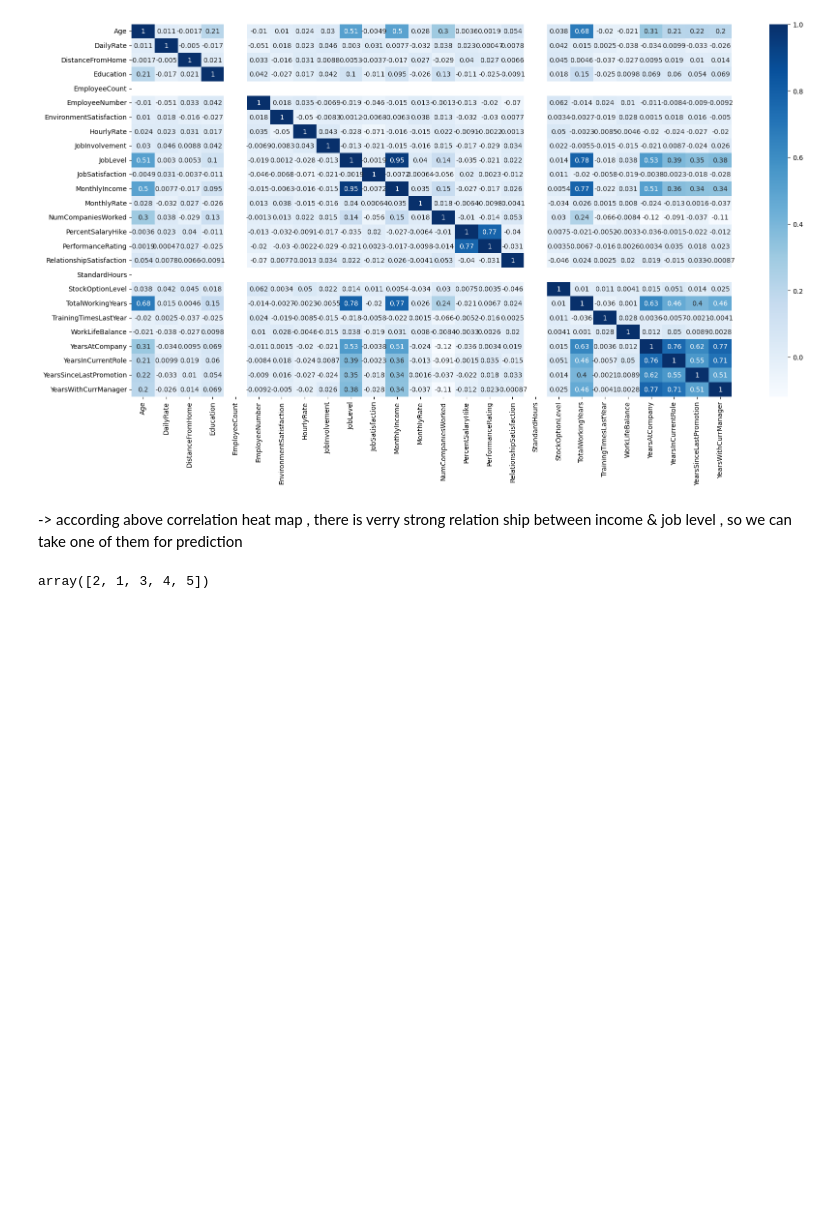
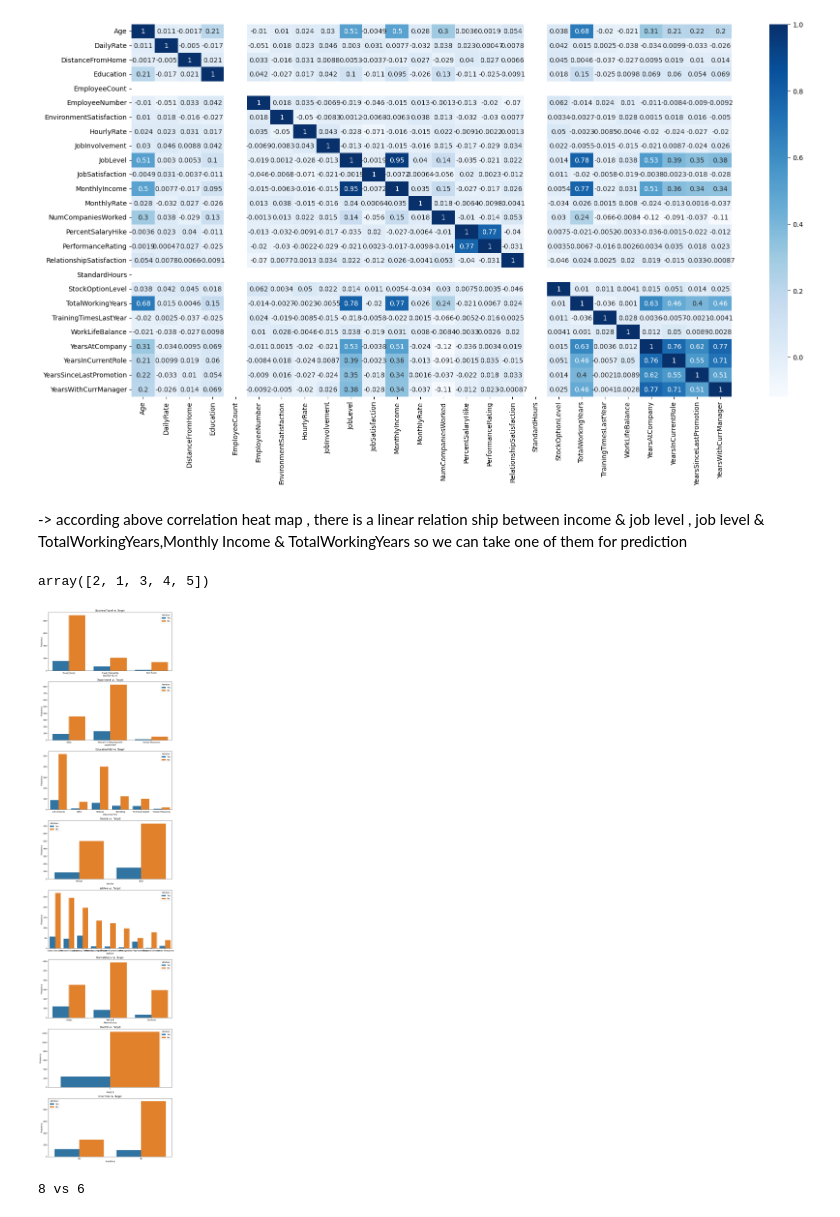
Before and after one commit to V-keerththanan/Ceylinco-ML-Assessment, a Jupyter notebook: assessment.ipynb, the cells around one changed output. Cells and saved outputs as stored; diff of their text form; code cells hidden in the pictures; blank space fills up the shorter version.

Commit message:
did dependent analysis for categorical & numerical

```diff
--- a/assessment.ipynb
+++ b/assessment.ipynb
@@ -88,10 +88,10 @@ Attrition  , this is a target variable so , encode Yes as 1 , No as 0
 # %% [markdown]
 // There is no null values in this data set
 # %%
-categorical_columns=[]
-numerical_columns=[]
+categorical_features=[]
+numerical_features=[]
 for col in columns:
   if dataframe[col].dtype=="int64":
-    numerical_columns.append(col)
+    numerical_features.append(col)
   else:
-    categorical_columns.append(col)
+    categorical_features.append(col)
@@ -106,3 +98,5 @@ len(categorical_columns)
+# %%
+categorical_features.remove("Attrition")
 # %% [markdown]
 Get understanding about relationship between features and target variable by using Visualization & correlation to achieve a dimensionality reduction
 # %%
@@ -114,7 +108,7 @@ sns.heatmap(corr_matrix, annot=True, cmap='Blues')
 <Axes: >
 [figure]
 # %% [markdown]
--> according above correlation heat map , there is verry strong relation ship between income & job level , so we can take one of them for prediction
+-> according above correlation heat map , there is a linear relation ship between income & job level , job level & TotalWorkingYears,Monthly Income & TotalWorkingYears so we can take one of them for prediction
 # %%
 dataframe['JobLevel'].unique()
 # %% [output]
@@ -123,0 +120,14 @@ numerical_columns.remove("MonthlyIncome")
+# %%
+fig, axes = plt.subplots(nrows=len(categorical_features), ncols=1, figsize=(10, 5*len(categorical_features)))
+
+# Loop through each categorical variable
+for i, var in enumerate(categorical_features):
+    # Create a countplot with hue for the target variable
+    sns.countplot(x=var, hue='Attrition', data=dataframe, ax=axes[i])
+    axes[i].set_title(f'{var} vs. Target')
+    axes[i].set_ylabel('Frequency')
+
+plt.tight_layout()
+plt.show()
+# %% [output]
+[figure, added]
@@ -123,0 +148,4 @@ numerical_columns.remove("MonthlyIncome")
+# %%
+print(f"{len(categorical_features)} vs {len(dependent_categorical_features)}")
+# %% [output]
+8 vs 6
```
Also changed, not shown: parts of 10 cells of this notebook.
